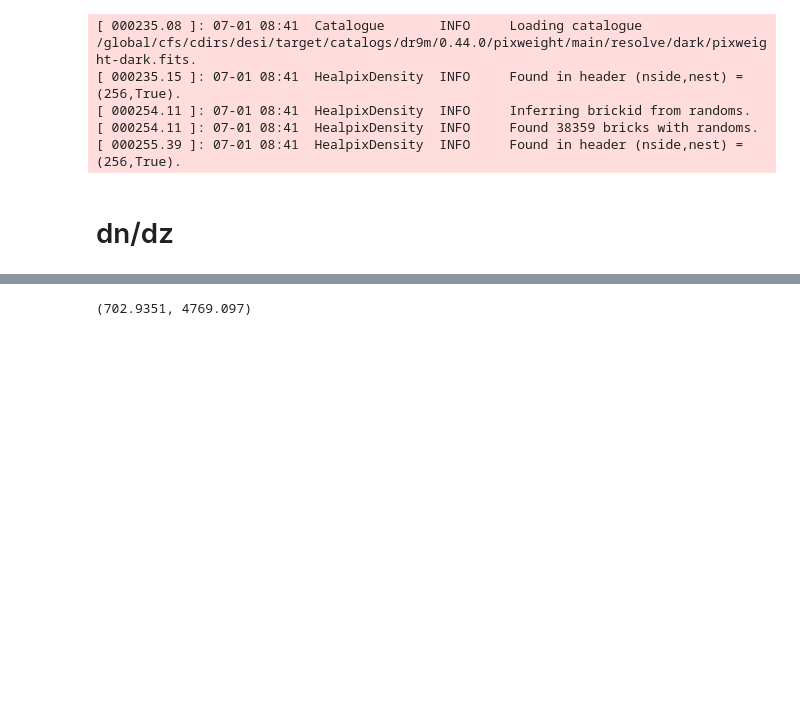
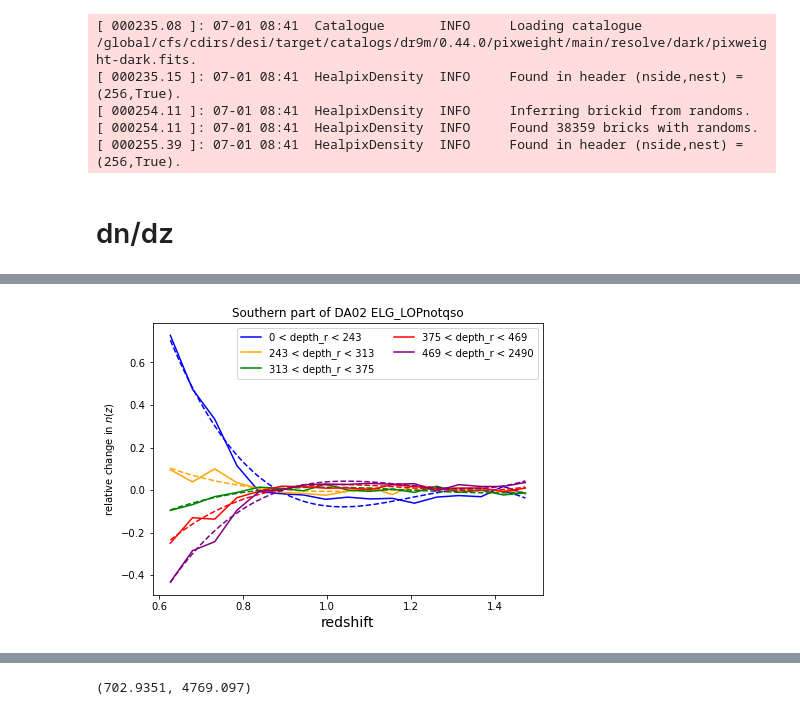
Before and after one commit to AlbertoRosado1/legacysim_runs, a Jupyter notebook: DA02/checks_south_final.ipynb, the cells around one changed output, grey strips where cells are left out. Drawn from its saved outputs; the diff is of its cells as text; code cells hidden in the pictures; blank space fills up the shorter version.

Commit message:
still working on modeling dandy with redshift and depth

```diff
--- a/DA02/checks_south_final.ipynb
+++ b/DA02/checks_south_final.ipynb
@@ -470,6 +489,14 @@ def plot_dndz_variations_test(ax, z, samples, weights=None, zbins=np.linspace(0.
     ax.set_ylim(-0.3, 0.3)
     #print(dndz_list)
     return mid, dndz_list
+# %%
+def make_table(z, depth, dndz):
+    from astropy.table import Table, Column
+    l = dndz
+    ll = [np.full(l[i].size,depth[i]) for i in range(len(l))]
+    t = Table([mid,ll[0],l[0],ll[1],l[1],ll[2],l[2],ll[3],l[3],ll[4],l[4]],
+          names=('z','depth_g_bin0','dndz_bin0','depth_g_bin1','dndz_bin1','depth_g_bin2','dndz_bin2','depth_g_bin3','dndz_bin3','depth_g_bin4','dndz_bin4'))
+    return t
 # %%
 for prefix in ['ELG_LOPnotqso']:#,'ELG']:
     for column, name in [('GALDEPTH_R', 'depth_r'), ('GALDEPTH_G', 'depth_g'), ('EBV', 'ebv')][:-1]:
@@ -581,0 +576,73 @@ bin means: [709.02032086 720.57821458 732.66277348 744.46273999 756.29333333
+# %%
+t = t1
+labels = labels1
+# %%
+## https://machinelearningmastery.com/curve-fitting-with-python/
+# fit a second degree polynomial to the economic data
+from scipy.optimize import curve_fit
+#plt.scatter(t['z'],t['dndz_bin0'])
+#plt.ylim(-0.3,0.3)
+#fig = plt.figure(figsize=(15,10))
+ax = plt.gca()
+fig = plt.gcf()
+fig.set_size_inches(7, 5)
+# define the true objective function
+colors = ['b','orange','g','r','purple']
+def objective(x, a, b, c, d):
+	return (a * x) + (b * x**2) + (c * x**3) + d
+
+coeff = [-0.53,-5,3.2,1.5,1]
+
+for i, icol in enumerate([f'dndz_bin{i}' for i in range(5)]):
+    # choose the input and output variables
+    x, y = t['z'], t[icol]
+    # curve fit
+    popt, _ = curve_fit(objective, x, y)
+    # summarize the parameter values
+    a, b, c, d = popt
+    print('y = %.5f * x + %.5f * x^2 + %.5f * x^3 + %.5f' % (a, b, c, d))
+    # plot input vs output
+    ##---plt.plot(x, y, colors[i], label=labels[i])
+    #plt.show()
+    # define a sequence of inputs between the smallest and largest known inputs
+    x_line = np.arange(min(x), max(x), 0.001)
+    #print(x_line)
+    # calculate the output for the range
+    y_line = objective(x_line, a, b, c, d)
+    # create a line plot for the mapping function
+    #plt.plot(x_line, coeff[i]*y_line, '--', color=colors[i], label=labels[i])
+    ##---plt.plot(x_line, y_line, '--', color=colors[i])#, label=labels[i])
+    #if i==0:
+    #    coeff = 0.105
+    #    plt.plot(x, coeff*y, colors[i],label=labels[i]+f'c:{coeff}')
+    #    plt.plot(x_line, coeff*y_line, '-.', color=colors[i])#, label=labels[i]+f'c:{coeff}')
+        #plt.plot(x_line, 0.53*y_line, '--', color=colors[i], label=labels[i]+' coeff:0.53')
+        #for j in np.arange(0.05,0.12,0.01):
+        #    plt.plot(x_line, j*y_line, '--', color=colors[i])
+    #elif i==1:
+    #    plt.plot(x, y, colors[i],label=labels[i])
+    #    plt.plot(x_line, 1*y_line, '--', color=colors[i])
+    #elif i==2:
+        #coeff = -0.64
+        #plt.plot(x_line, coeff*y_line, '-.', color=colors[i], label=labels[i]+f'c:{coeff}')
+    #elif i==3:
+        #coeff = -0.295
+        #plt.plot(x_line, coeff*y_line, '-.', color=colors[i], label=labels[i]+f'c:{coeff}')
+    #elif i==4:
+        #coeff = -0.2
+        #plt.plot(x_line, coeff*y_line, '-.', color=colors[i], label=labels[i]+f'c:{coeff}')
+    plt.plot(x_line, y_line, '--', color=colors[i])#, label=labels[i])
+    plt.plot(x, y, colors[i], label=labels[i])
+
+#plt.ylim(-0.3,0.3)
+#plt.xlim(0.6,0.8)
+plt.title('Southern part of DA02 {}'.format(prefix))
+#plt.ylabel('models mult. by some coeff', fontsize=14)
+plt.ylabel(r'relative change in $n(z)$')
+plt.xlabel(r'redshift',fontsize=14)
+plt.legend(loc=1, ncol=2)
+#filename = os.path.join(plot_dir, 'model_dndz_{}_{}_{}.png'.format(prefix, run, name))
+filename = os.path.join(plot_dir, 'test_dndz_{}_{}_{}_4.png'.format(prefix, run, name))
+fig.savefig(filename, bbox_inches='tight', pad_inches=0.1, dpi=200)
+plt.show()
+# %% [output]
@@ -581,0 +654 @@ bin means: [709.02032086 720.57821458 732.66277348 744.46273999 756.29333333
+[figure, added]
```
Also changed, not shown: parts of 30 cells of this notebook, 6 other files.
